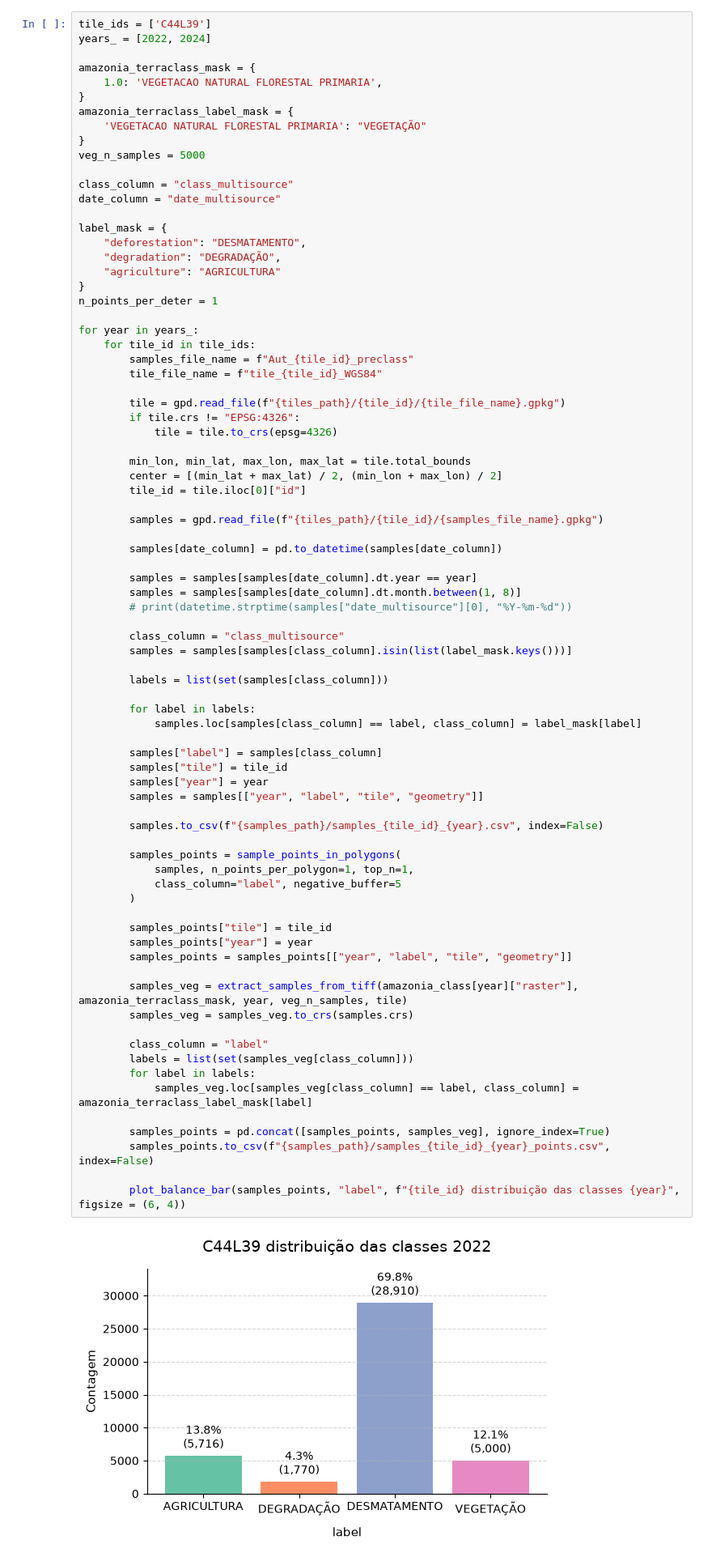
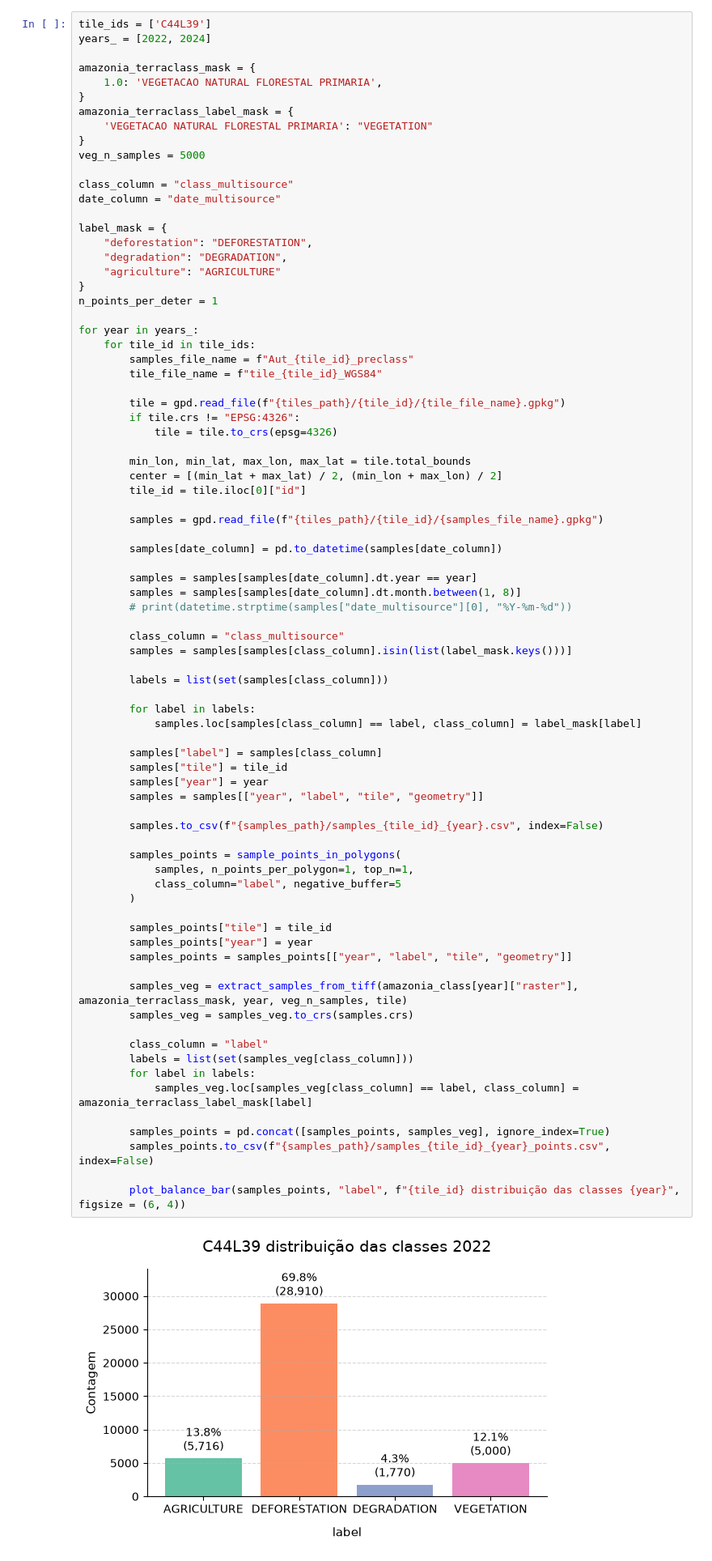
Before and after one commit to AbnerErnaniADSFatec/analise-disturbios-gfm, a Jupyter notebook: 1_preprocessing-samples.ipynb, the cells around one changed output. Shown at 81% size. Saved outputs shown, nothing was run; the diff lists cells and outputs as text.

```diff
--- a/1_preprocessing-samples.ipynb
+++ b/1_preprocessing-samples.ipynb
@@ -69,7 +69,7 @@ amazonia_terraclass_mask = {
     1.0: 'VEGETACAO NATURAL FLORESTAL PRIMARIA',
 }
 amazonia_terraclass_label_mask = {
-    'VEGETACAO NATURAL FLORESTAL PRIMARIA': "VEGETAÇÃO"
+    'VEGETACAO NATURAL FLORESTAL PRIMARIA': "VEGETATION"
 }
 veg_n_samples = 5000
 
@@ -77,9 +77,9 @@ class_column = "class_multisource"
 date_column = "date_multisource"
 
 label_mask = {
-    "deforestation": "DESMATAMENTO",
-    "degradation": "DEGRADAÇÃO",
-    "agriculture": "AGRICULTURA"
+    "deforestation": "DEFORESTATION",
+    "degradation": "DEGRADATION",
+    "agriculture": "AGRICULTURE"
 }
 n_points_per_deter = 1
 
@@ -114,31 +114,31 @@ for year in years_:
 
         samples["label"] = samples[class_column]
         samples["tile"] = tile_id
         samples["year"] = year
         samples = samples[["year", "label", "tile", "geometry"]]
 
         samples.to_csv(f"{samples_path}/samples_{tile_id}_{year}.csv", index=False)
 
         samples_points = sample_points_in_polygons(
             samples, n_points_per_polygon=1, top_n=1,
             class_column="label", negative_buffer=5
         )
 
         samples_points["tile"] = tile_id
         samples_points["year"] = year
         samples_points = samples_points[["year", "label", "tile", "geometry"]]
 
         samples_veg = extract_samples_from_tiff(amazonia_class[year]["raster"], amazonia_terraclass_mask, year, veg_n_samples, tile)
         samples_veg = samples_veg.to_crs(samples.crs)
 
         class_column = "label"
         labels = list(set(samples_veg[class_column]))
         for label in labels:
             samples_veg.loc[samples_veg[class_column] == label, class_column] = amazonia_terraclass_label_mask[label]
 
         samples_points = pd.concat([samples_points, samples_veg], ignore_index=True)
         samples_points.to_csv(f"{samples_path}/samples_{tile_id}_{year}_points.csv", index=False)
 
         plot_balance_bar(samples_points, "label", f"{tile_id} distribuição das classes {year}", figsize = (6, 4))
 # %% [output]
-[figure, old version]
+[figure, new version]
```
Also changed, not shown: parts of 7 cells of this notebook, 24 other files.
